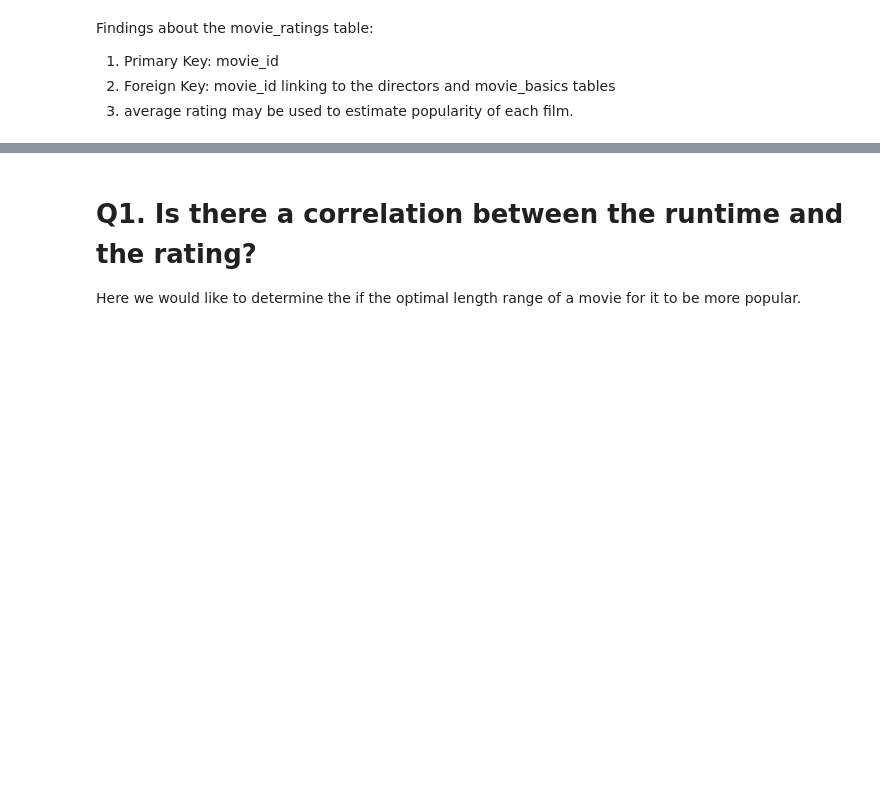
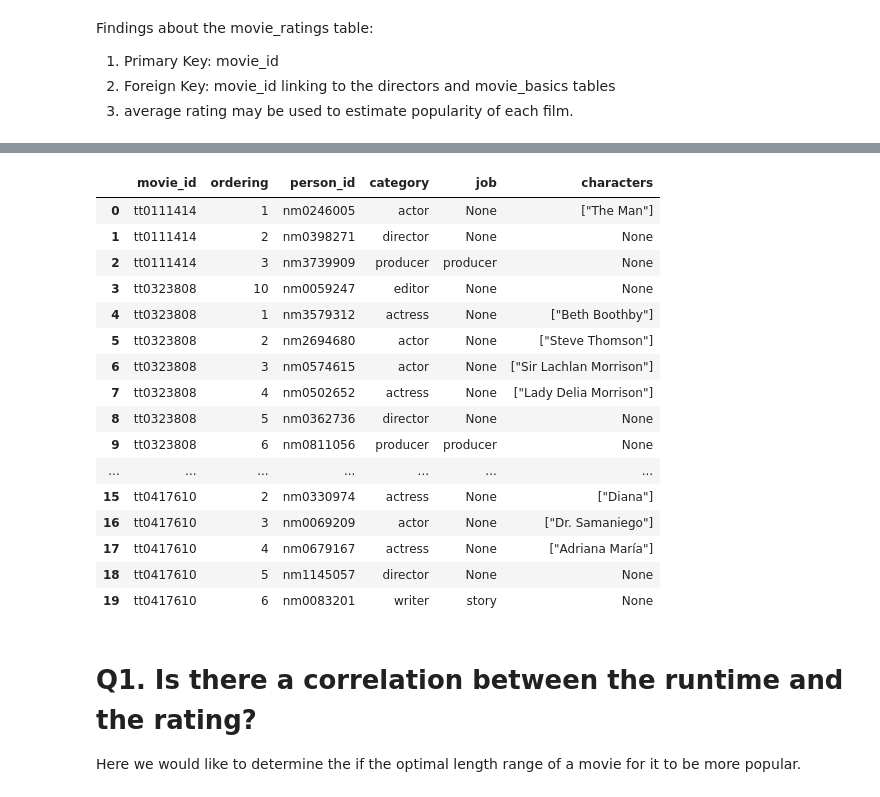
Before and after one commit to kafura0/Microsoft1_Film_Studio_Analysis, a Jupyter notebook: index.ipynb, the cells around one changed output, grey strips where cells are left out. Cells and saved outputs as stored; diff of their text form; code cells hidden in the pictures; blank space fills up the shorter version.

```diff
--- a/index.ipynb
+++ b/index.ipynb
@@ -341,0 +330,9 @@ persons[persons['person_id'] == 'nm10529107']
+# %%
+# query the db for principals table
+q = """
+SELECT *
+FROM principals
+;
+"""
+principals = pd.read_sql(q, conn)
+principals.head(3)
@@ -350,3 +385,31 @@ This section describes various steps to clean the data to answer specific questi
+# %%
+directors_table_query = """
+SELECT
+
+FROM principals
+
+;
+"""
+directorsTable = pd.read_sql(directors_table_query,conn)
+directorsTable.head(20)
+# %% [output]
+|  | movie_id | ordering | person_id | category | job | characters |
+| 0 | tt0111414 | 1 | nm0246005 | actor | None | ["The Man"] |
+| 1 | tt0111414 | 2 | nm0398271 | director | None | None |
+| 2 | tt0111414 | 3 | nm3739909 | producer | producer | None |
+| 3 | tt0323808 | 10 | nm0059247 | editor | None | None |
+| 4 | tt0323808 | 1 | nm3579312 | actress | None | ["Beth Boothby"] |
+| 5 | tt0323808 | 2 | nm2694680 | actor | None | ["Steve Thomson"] |
+| 6 | tt0323808 | 3 | nm0574615 | actor | None | ["Sir Lachlan Morrison"] |
+| 7 | tt0323808 | 4 | nm0502652 | actress | None | ["Lady Delia Morrison"] |
+| 8 | tt0323808 | 5 | nm0362736 | director | None | None |
+| 9 | tt0323808 | 6 | nm0811056 | producer | producer | None |
+| ... | ... | ... | ... | ... | ... | ... |
+| 15 | tt0417610 | 2 | nm0330974 | actress | None | ["Diana"] |
+| 16 | tt0417610 | 3 | nm0069209 | actor | None | ["Dr. Samaniego"] |
+| 17 | tt0417610 | 4 | nm0679167 | actress | None | ["Adriana María"] |
+| 18 | tt0417610 | 5 | nm1145057 | director | None | None |
+| 19 | tt0417610 | 6 | nm0083201 | writer | story | None |
 # %% [markdown]
 # Q1. Is there a correlation between the runtime and the rating?
 Here we would like to determine the if the optimal length range of a movie for it to be more popular.
```
Also changed, not shown: parts of 19 cells of this notebook.
